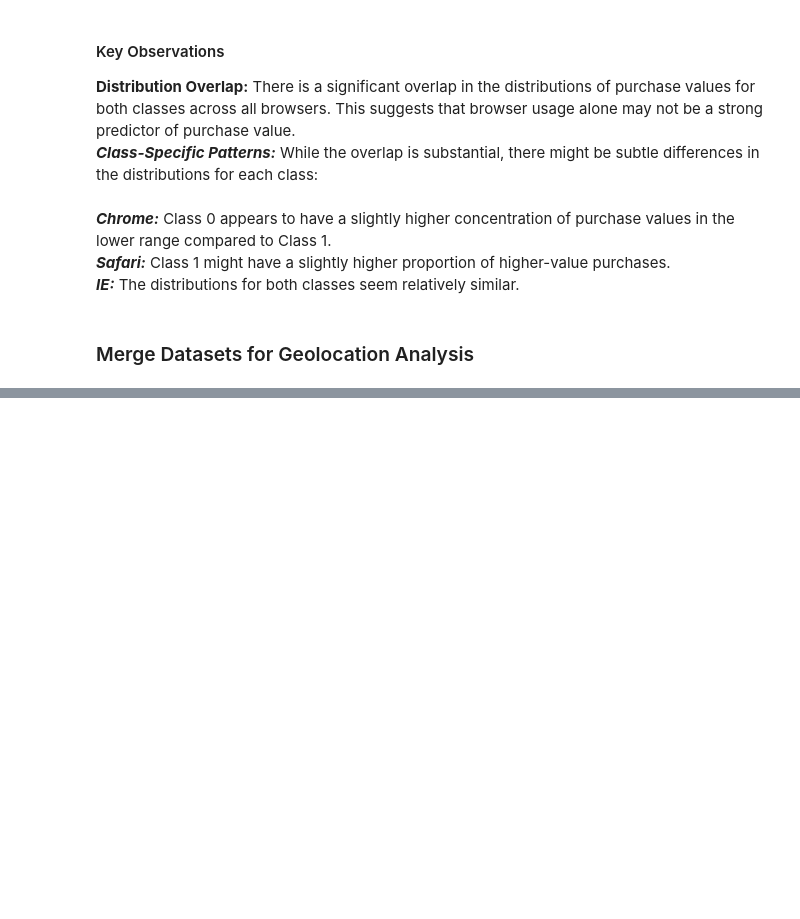
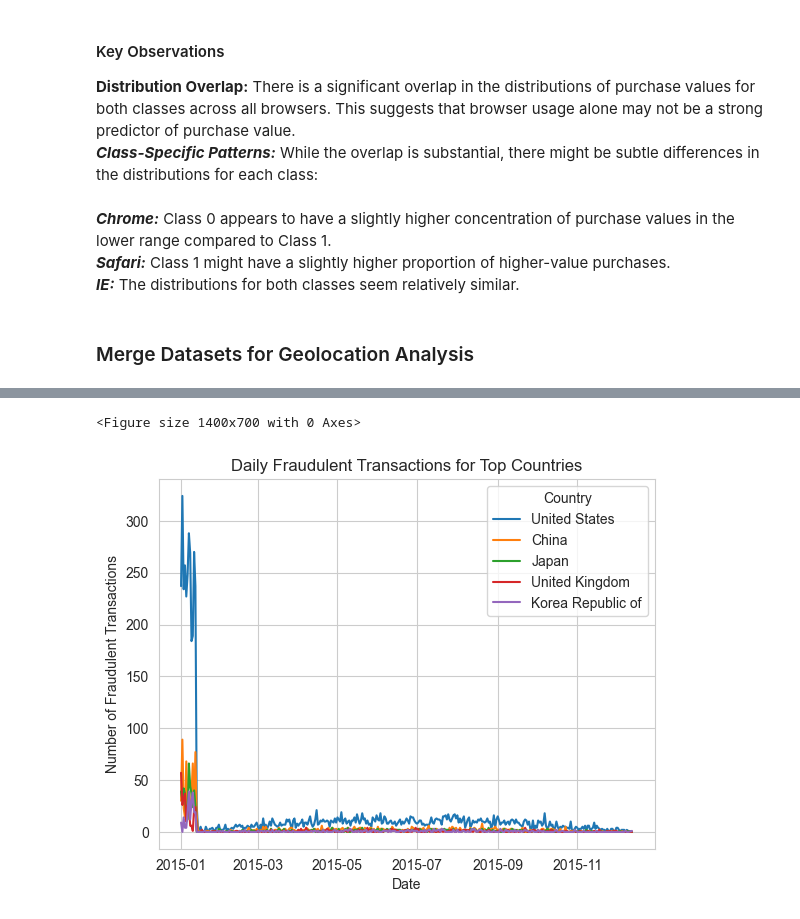
Before and after one commit to Temesgenasmamaw/Improved-detection-of-fraud-cases-for-e-commerce-and-bank-transactions, a Jupyter notebook: notebooks/EDA and Data Processing.ipynb, the cells around one changed output, grey strips where cells are left out. Cells and saved outputs as stored; diff of their text form; code cells hidden in the pictures; blank space fills up the shorter version.

```diff
--- a/notebooks/EDA.ipynb
+++ b/notebooks/EDA and Data Processing.ipynb
@@ -293,0 +299,2 @@ fraud_data.head(1)
+# %%
+new_fraud_data=fraud_data.copy()
@@ -293,0 +313,26 @@ fraud_data.head(1)
+# %%
+# Sort both datasets for merge_asof
+new_fraud_data.sort_values('ip_int', inplace=True)
+ip_country_data.sort_values('lower_bound_ip_address', inplace=True)
+
+# Merge the datasets using merge_asof
+merged_data_asof = pd.merge_asof(
+    new_fraud_data,
+    ip_country_data,
+    left_on='ip_int',
+    right_on='lower_bound_ip_address',
+    direction='backward'
+)
+
+# Filter rows where ip_int is within the lower and upper bounds
+merged_data_asof = merged_data_asof[(merged_data_asof['ip_int'] >= merged_data_asof['lower_bound_ip_address']) &
+                                    (merged_data_asof['ip_int'] <= merged_data_asof['upper_bound_ip_address'])]
+
+# Drop unnecessary columns
+merged_data_asof.drop(columns=['lower_bound_ip_address', 'upper_bound_ip_address'], inplace=True)
+
+# Save the merged dataframe to a CSV file
+merged_data_asof.to_csv('../data/merged_fraud_data.csv', index=False)
+
+# Now display the first few rows of the merged dataset
+merged_data_asof.head()
@@ -293,0 +375,19 @@ fraud_data.head(1)
+# %%
+
+# Group fraudulent transactions by day and country
+daily_fraud = merged_data_asof[merged_data_asof['class'] == 1].groupby([merged_data_asof['purchase_time'].dt.date, 'country']).size().unstack().fillna(0)
+
+# Determine the top countries with the highest number of fraudulent transactions
+top_countries = daily_fraud.sum().nlargest(5).index
+
+# Plotting fraud trends over time for the top countries
+plt.figure(figsize=(14, 7))
+daily_fraud[top_countries].plot()
+plt.title('Daily Fraudulent Transactions for Top Countries')
+plt.xlabel('Date')
+plt.ylabel('Number of Fraudulent Transactions')
+plt.legend(title='Country')
+plt.show()
+# %% [output]
+<Figure size 1400x700 with 0 Axes>
+[figure, added]
```
Also changed, not shown: parts of 23 cells of this notebook, 4 other files.
